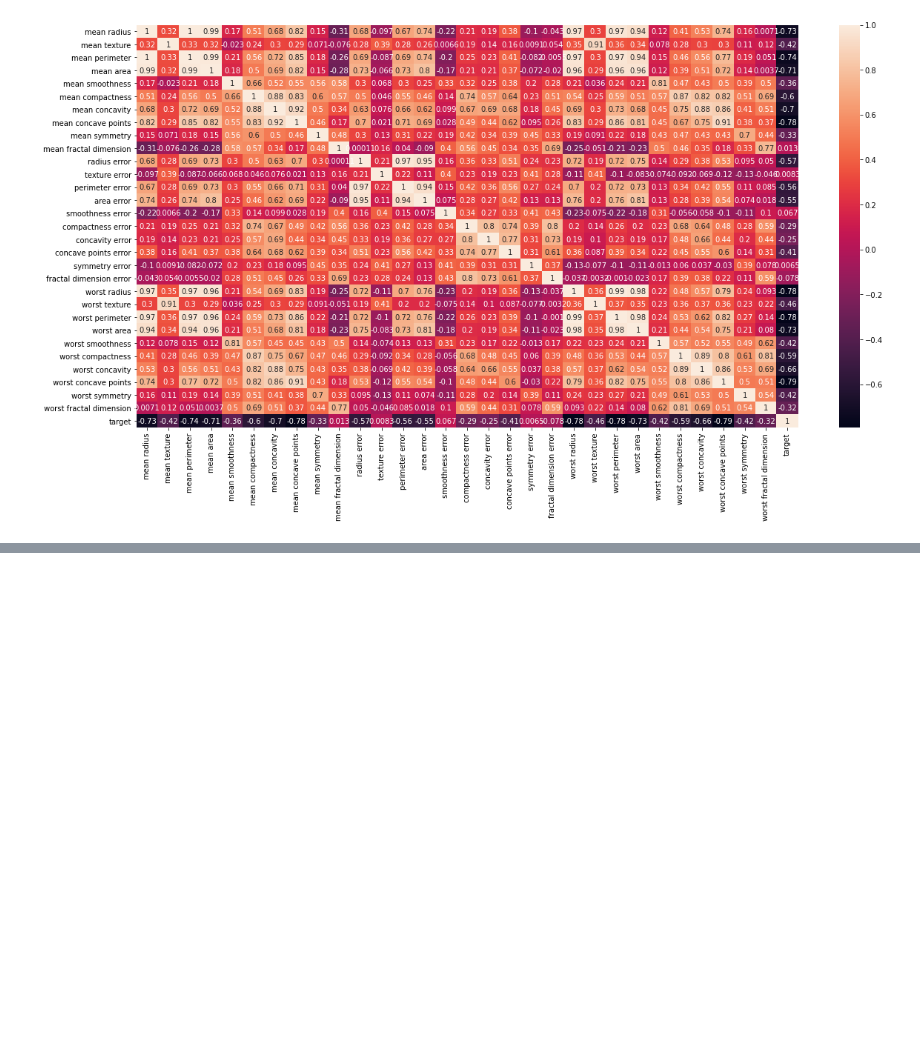
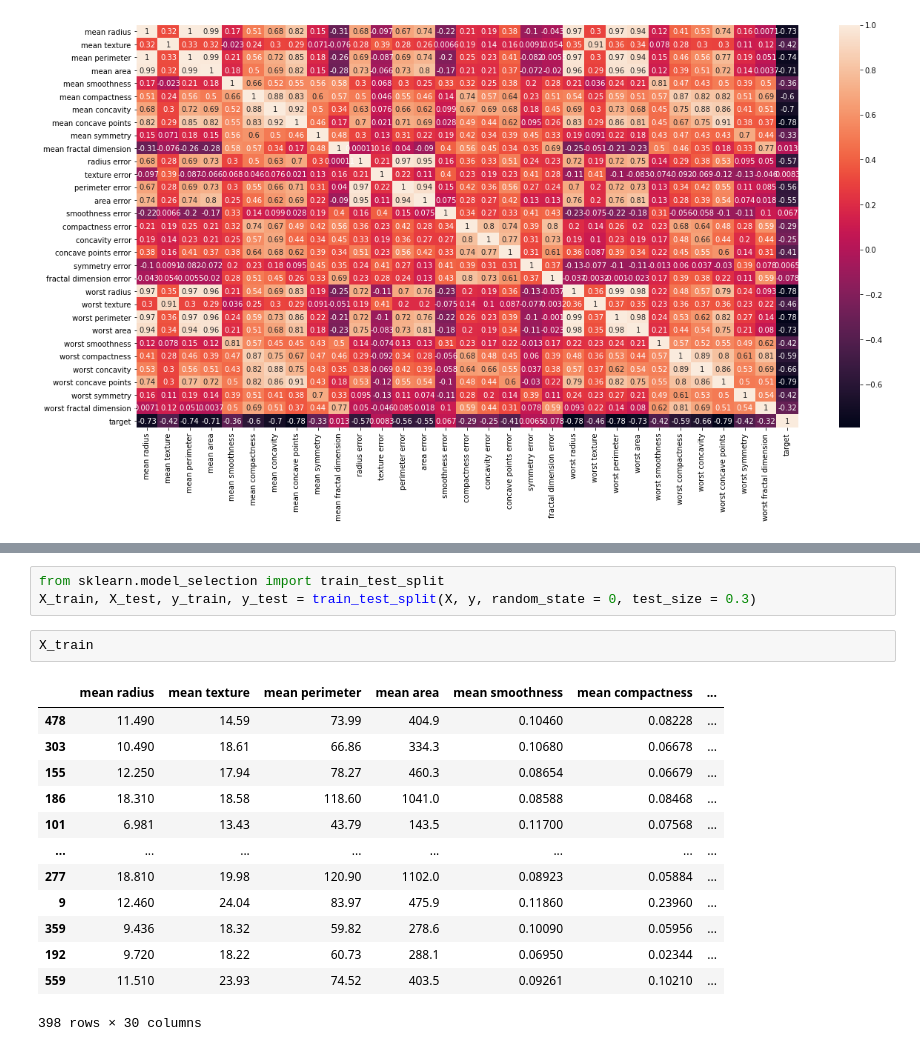
Before and after one commit to Nikhil14091997/ML-Short-projects, a Jupyter notebook: Breast_cancer_classification_SVM.ipynb, the cells around one changed output, grey strips where cells are left out. Drawn from its saved outputs; the diff is of its cells as text; blank space fills up the shorter version.

```diff
--- a/Breast_cancer_classification_SVM.ipynb
+++ b/Breast_cancer_classification_SVM.ipynb
@@ -151,0 +187,19 @@ sns.heatmap(df_cancer.corr(), annot=True)
+# %%
+from sklearn.model_selection import train_test_split
+X_train, X_test, y_train, y_test = train_test_split(X, y, random_state = 0, test_size = 0.3)
+# %%
+X_train
+# %% [output]
+|  | mean radius | mean texture | mean perimeter | mean area | mean smoothness | mean compactness | ... |
+| 478 | 11.490 | 14.59 | 73.99 | 404.9 | 0.10460 | 0.08228 | ... |
+| 303 | 10.490 | 18.61 | 66.86 | 334.3 | 0.10680 | 0.06678 | ... |
+| 155 | 12.250 | 17.94 | 78.27 | 460.3 | 0.08654 | 0.06679 | ... |
+| 186 | 18.310 | 18.58 | 118.60 | 1041.0 | 0.08588 | 0.08468 | ... |
+| 101 | 6.981 | 13.43 | 43.79 | 143.5 | 0.11700 | 0.07568 | ... |
+| ... | ... | ... | ... | ... | ... | ... | ... |
+| 277 | 18.810 | 19.98 | 120.90 | 1102.0 | 0.08923 | 0.05884 | ... |
+| 9 | 12.460 | 24.04 | 83.97 | 475.9 | 0.11860 | 0.23960 | ... |
+| 359 | 9.436 | 18.32 | 59.82 | 278.6 | 0.10090 | 0.05956 | ... |
+| 192 | 9.720 | 18.22 | 60.73 | 288.1 | 0.06950 | 0.02344 | ... |
+| 559 | 11.510 | 23.93 | 74.52 | 403.5 | 0.09261 | 0.10210 | ... |
+398 rows × 30 columns
```
Also changed, not shown: parts of 10 cells of this notebook.
